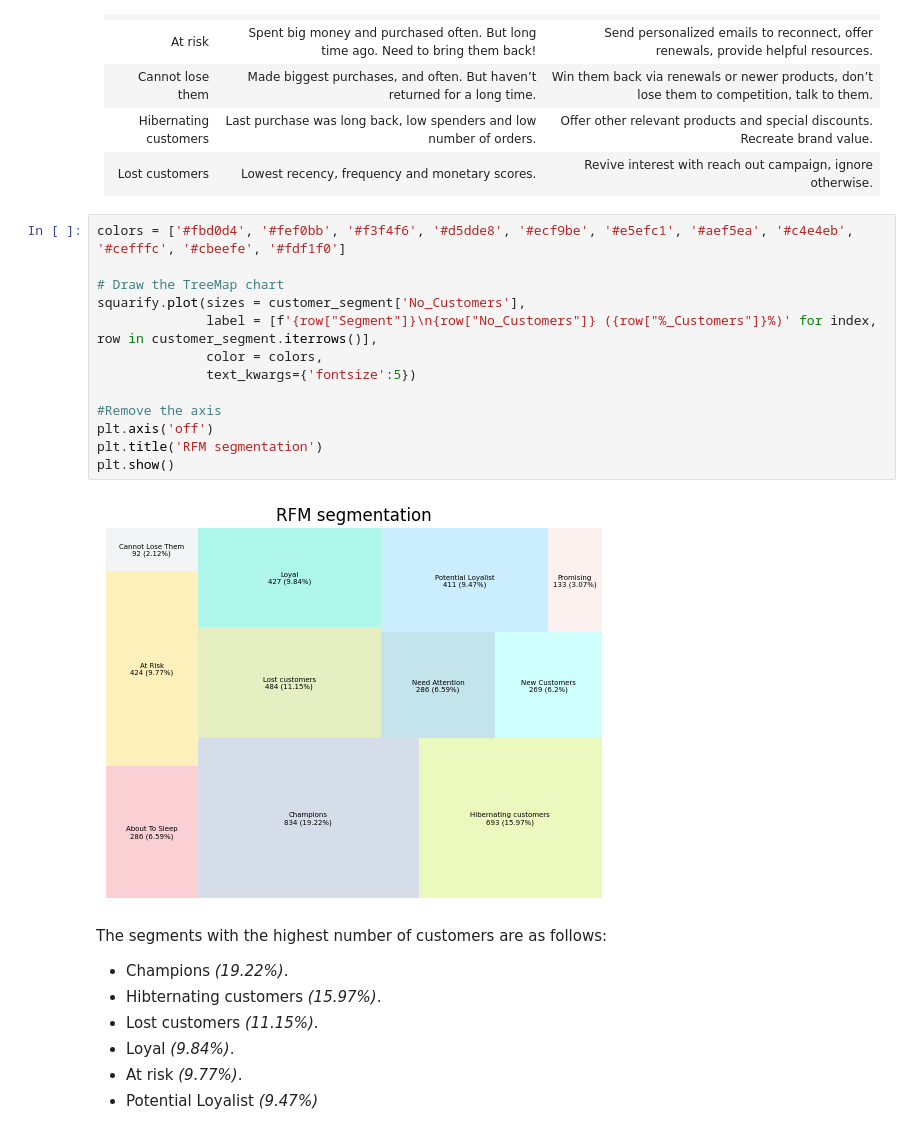
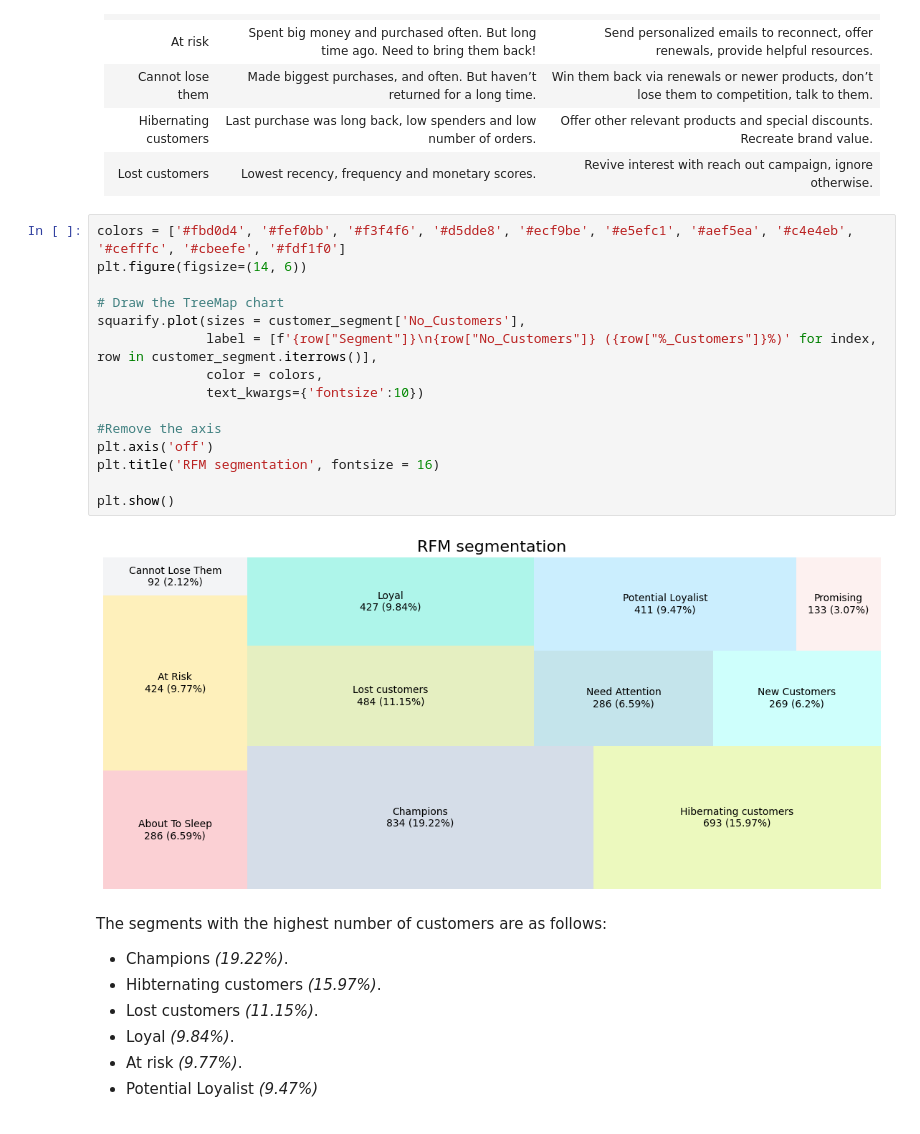
Before and after one commit to thanhtruchhh/RFM_Analysis, a Jupyter notebook: RFM_analysis_project.ipynb, the cells around one changed output. Saved outputs shown, nothing was run; the diff lists cells and outputs as text.

```diff
--- a/RFM_analysis_project.ipynb
+++ b/RFM_analysis_project.ipynb
@@ -484,19 +490,21 @@ Definition and recommended action for each customer segment:
 | Lost customers | Lowest recency, frequency and monetary scores. | Revive interest with reach out campaign, ignore otherwise. |
 # %%
 colors = ['#fbd0d4', '#fef0bb', '#f3f4f6', '#d5dde8', '#ecf9be', '#e5efc1', '#aef5ea', '#c4e4eb', '#cefffc', '#cbeefe', '#fdf1f0']
+plt.figure(figsize=(14, 6))
 
 # Draw the TreeMap chart
 squarify.plot(sizes = customer_segment['No_Customers'],
               label = [f'{row["Segment"]}\n{row["No_Customers"]} ({row["%_Customers"]}%)' for index, row in customer_segment.iterrows()],
               color = colors,
-              text_kwargs={'fontsize':5})
+              text_kwargs={'fontsize':10})
 
 #Remove the axis
 plt.axis('off')
-plt.title('RFM segmentation')
+plt.title('RFM segmentation', fontsize = 16)
+
 plt.show()
 # %% [output]
-[figure, old version]
+[figure, new version]
 # %% [markdown]
 The segments with the highest number of customers are as follows:
 - Champions *(19.22%)*.
```
Also changed, not shown: parts of 18 cells of this notebook.
